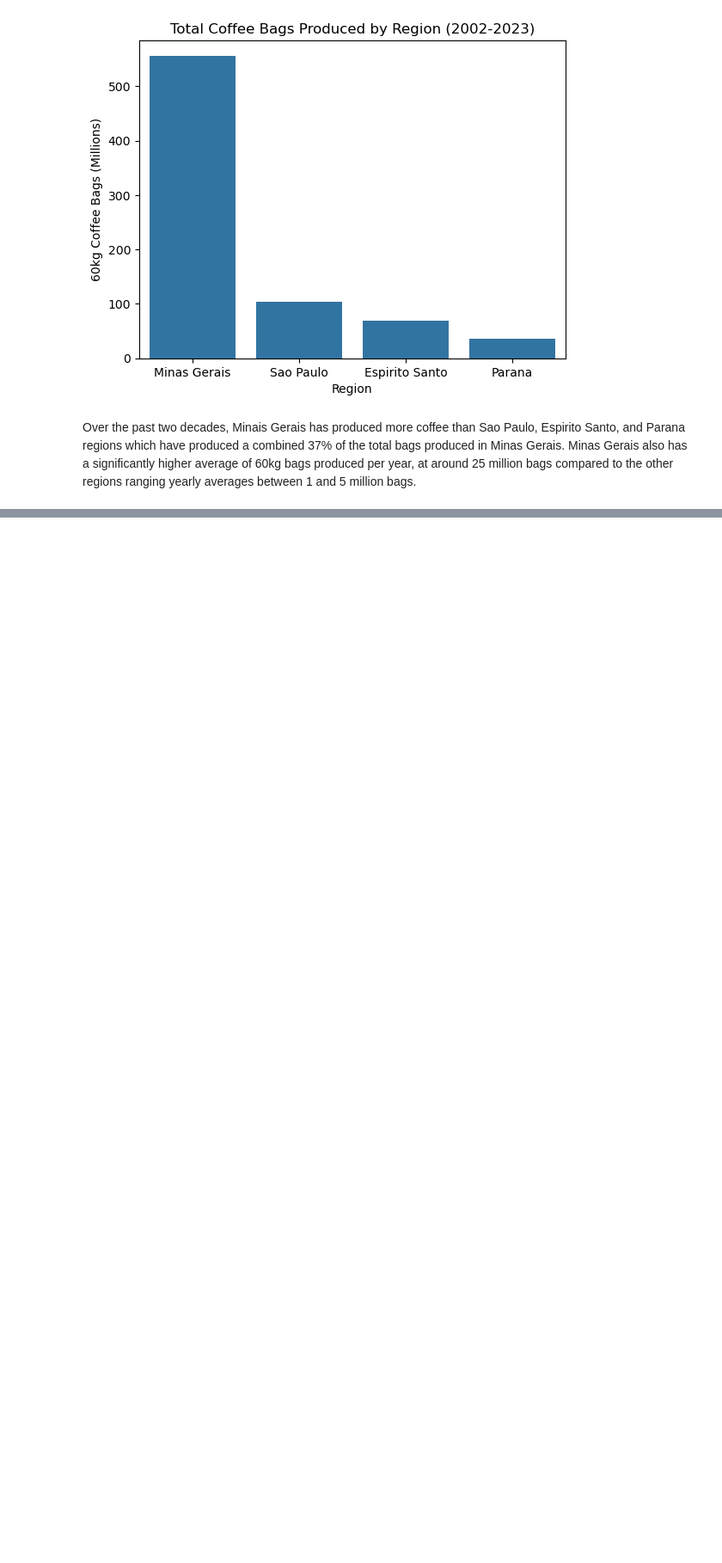
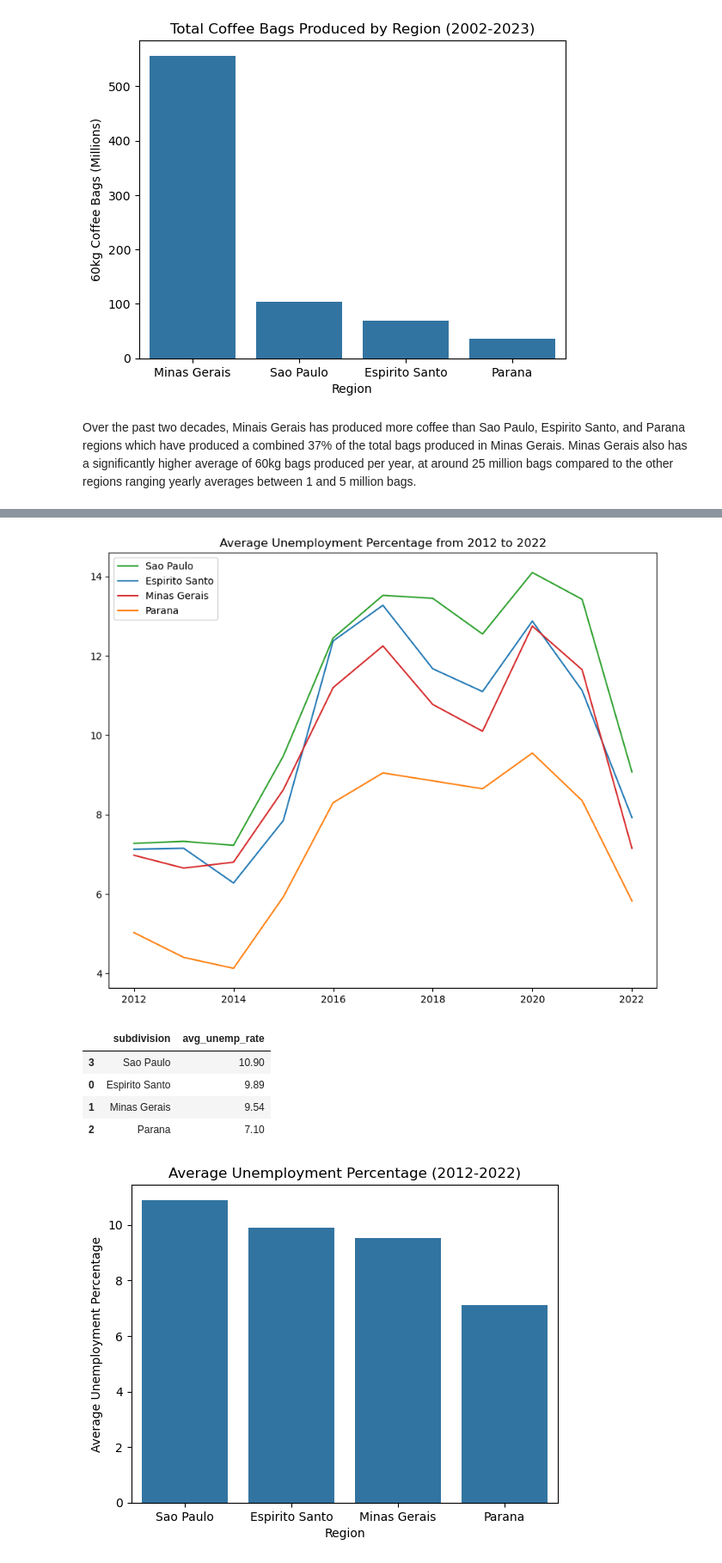
Before and after one commit to life-learner-365/weather_api, a Jupyter notebook: notebooks/explore_weather.ipynb, the cells around one changed output, grey strips where cells are left out. Shown at 86% size. Cells and saved outputs as stored; diff of their text form; code cells hidden in the pictures; blank space fills up the shorter version.

```diff
--- a/notebooks/explore_weather.ipynb
+++ b/notebooks/explore_weather.ipynb
@@ -106,0 +108,38 @@ Over the past two decades, Minais Gerais has produced more coffee than Sao Paulo
+# %%
+# plot unemployment for each subdivision from 2012 forward
+plt.figure(figsize = (10,8));
+for x in subdiv:
+    plt.plot(harvest_data[(harvest_data.subdivision == f"{x}") & (harvest_data.type == 'Arabica') & (harvest_data.year >= 2012)]['year'], harvest_data[(harvest_data.subdivision == f"{x}") & (harvest_data.type == 'Arabica') & (harvest_data.year >= 2012)]['avg_unemp_perc'], label = f"{x}");
+    plt.legend();
+
+# reordering the labels
+handles, labels = plt.gca().get_legend_handles_labels()
+
+# specify order
+order = [2, 0, 3, 1]
+
+# pass handle & labels lists along with order
+plt.legend([handles[i] for i in order], [labels[i] for i in order])
+
+plt.title('Average Unemployment Percentage from 2012 to 2022')
+plt.show()
+
+# find average unemp from 2012 - 2022 for each region
+avg_unemp = harvest_data[(harvest_data.type == 'Arabica') & (harvest_data.year >= 2012)].groupby(['subdivision'], as_index = False).agg(
+    avg_unemp_rate = ('avg_unemp_perc', np.mean)
+)
+avg_unemp = avg_unemp.round(2).sort_values('avg_unemp_rate', ascending = False)
+
+display(avg_unemp)
+
+# plot avg unemp per region
+ax = sns.barplot(x="subdivision", y="avg_unemp_rate", data=avg_unemp);
+ax.set(xlabel='Region', ylabel='Average Unemployment Percentage', title='Average Unemployment Percentage (2012-2022)');
+# %% [output]
+[figure, added]
+|  | subdivision | avg_unemp_rate |
+| 3 | Sao Paulo | 10.90 |
+| 0 | Espirito Santo | 9.89 |
+| 1 | Minas Gerais | 9.54 |
+| 2 | Parana | 7.10 |
+[figure, added]
```
Also changed, not shown: parts of 6 cells of this notebook, 1 other file.
